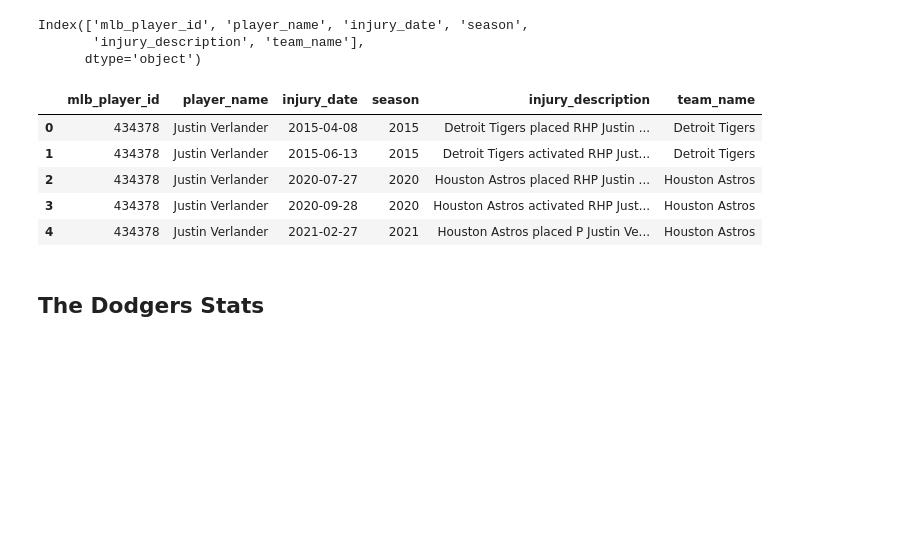
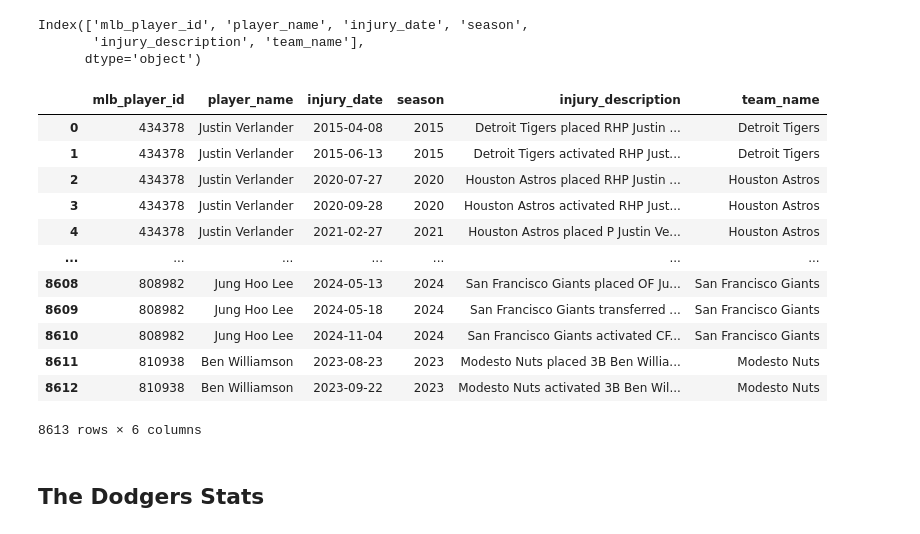
Before and after one commit to laniel123/MLB_Injury_Report, a Jupyter notebook: mlb/notebooks/Mlb_player_db.ipynb, the cells around one changed output. Cells and saved outputs as stored; diff of their text form; code cells hidden in the pictures; blank space fills up the shorter version.

```diff
--- a/mlb/notebooks/Mlb_player_db.ipynb
+++ b/mlb/notebooks/Mlb_player_db.ipynb
@@ -218,11 +250,18 @@ Index(['mlb_player_id', 'player_name', 'injury_date', 'season',
        'injury_description', 'team_name'],
       dtype='object')
 # %%
-injury_stats.head()
+injury_stats
 # %% [output]
 |  | mlb_player_id | player_name | injury_date | season | injury_description | team_name |
 | 0 | 434378 | Justin Verlander | 2015-04-08 | 2015 | Detroit Tigers placed RHP Justin ... | Detroit Tigers |
 | 1 | 434378 | Justin Verlander | 2015-06-13 | 2015 | Detroit Tigers activated RHP Just... | Detroit Tigers |
 | 2 | 434378 | Justin Verlander | 2020-07-27 | 2020 | Houston Astros placed RHP Justin ... | Houston Astros |
 | 3 | 434378 | Justin Verlander | 2020-09-28 | 2020 | Houston Astros activated RHP Just... | Houston Astros |
 | 4 | 434378 | Justin Verlander | 2021-02-27 | 2021 | Houston Astros placed P Justin Ve... | Houston Astros |
+| ... | ... | ... | ... | ... | ... | ... |
+| 8608 | 808982 | Jung Hoo Lee | 2024-05-13 | 2024 | San Francisco Giants placed OF Ju... | San Francisco Giants |
+| 8609 | 808982 | Jung Hoo Lee | 2024-05-18 | 2024 | San Francisco Giants transferred ... | San Francisco Giants |
+| 8610 | 808982 | Jung Hoo Lee | 2024-11-04 | 2024 | San Francisco Giants activated CF... | San Francisco Giants |
+| 8611 | 810938 | Ben Williamson | 2023-08-23 | 2023 | Modesto Nuts placed 3B Ben Willia... | Modesto Nuts |
+| 8612 | 810938 | Ben Williamson | 2023-09-22 | 2023 | Modesto Nuts activated 3B Ben Wil... | Modesto Nuts |
+8613 rows × 6 columns
```
Also changed, not shown: parts of 6 cells of this notebook, 8 other files.
